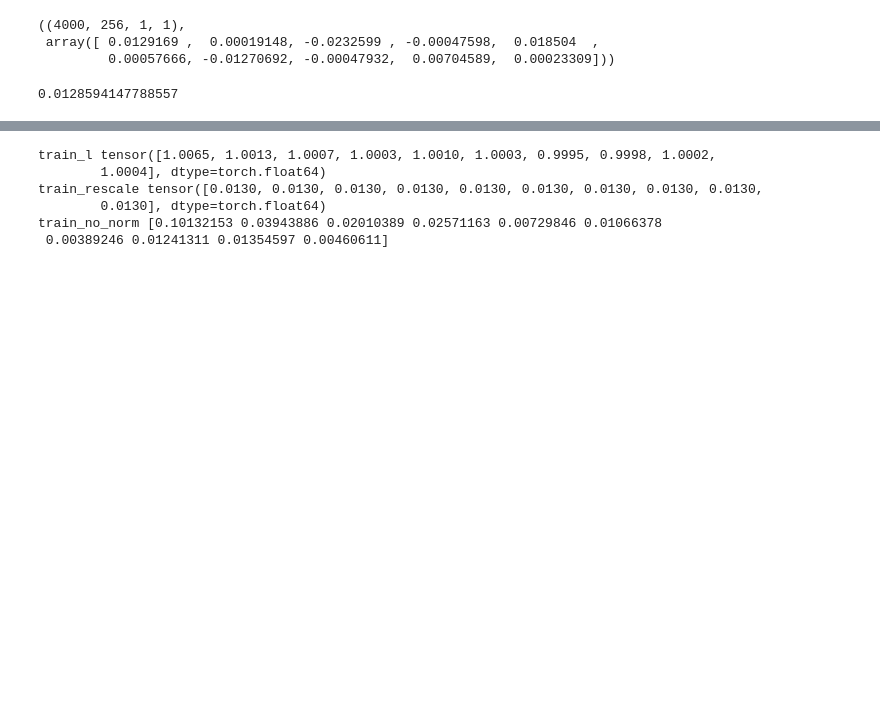
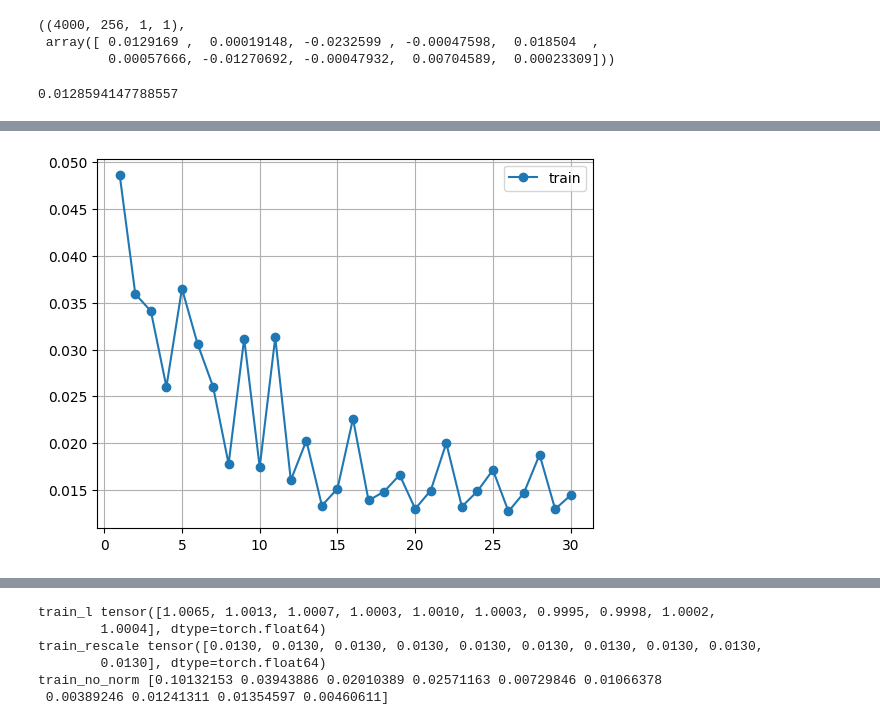
Before and after one commit to Tinrry/anderson, a Jupyter notebook: jupyter/data_normalize-test1.ipynb, the cells around one changed output, grey strips where cells are left out. Drawn from its saved outputs; the diff is of its cells as text; code cells hidden in the pictures; blank space fills up the shorter version.

```diff
--- a/jupyter/data_normalize-test1.ipynb
+++ b/jupyter/data_normalize-test1.ipynb
@@ -48,0 +66,6 @@ save_h5.close()
+# %%
+# train in vscode, and plot loss
+loss_f = 'loss_40.h5'
+plot_loss(loss_f,begin=10)
+# %% [output]
+[figure, added]
```
Also changed, not shown: parts of 9 cells of this notebook, 4 other files.
